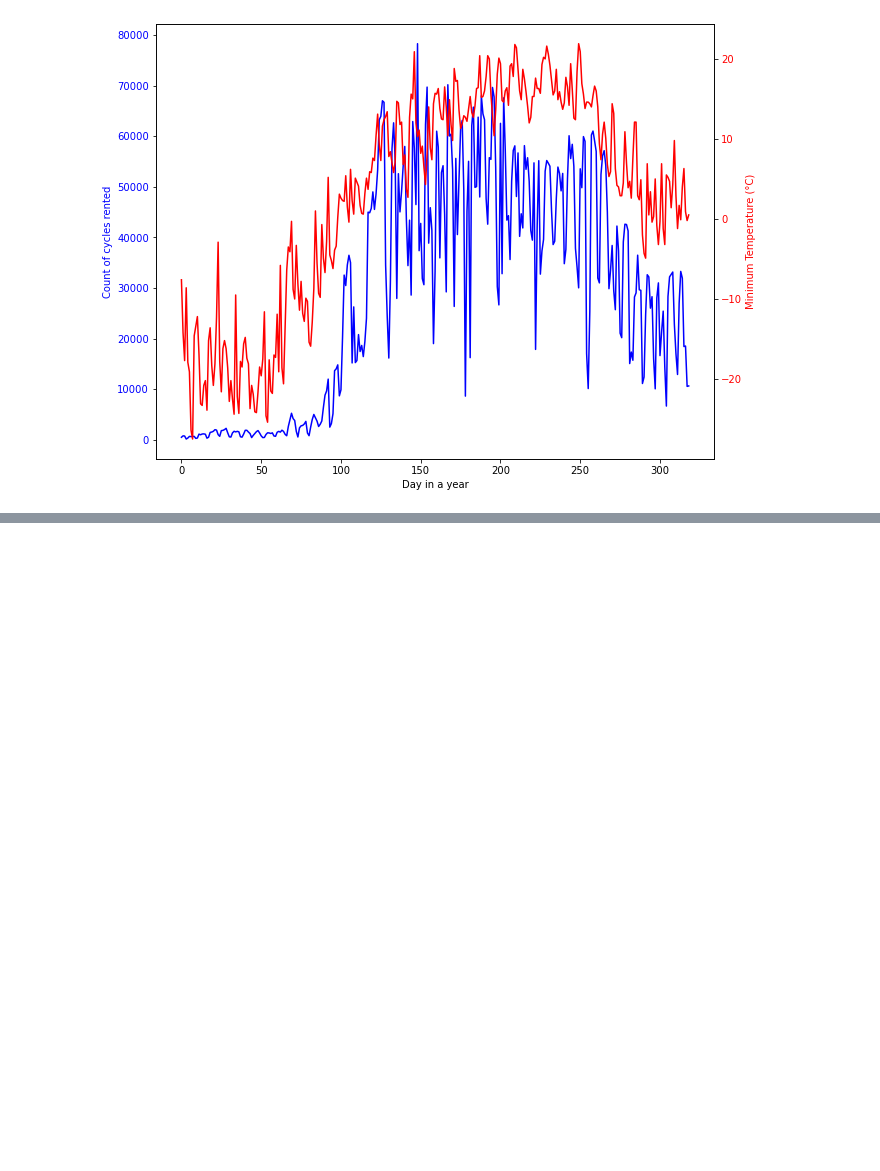
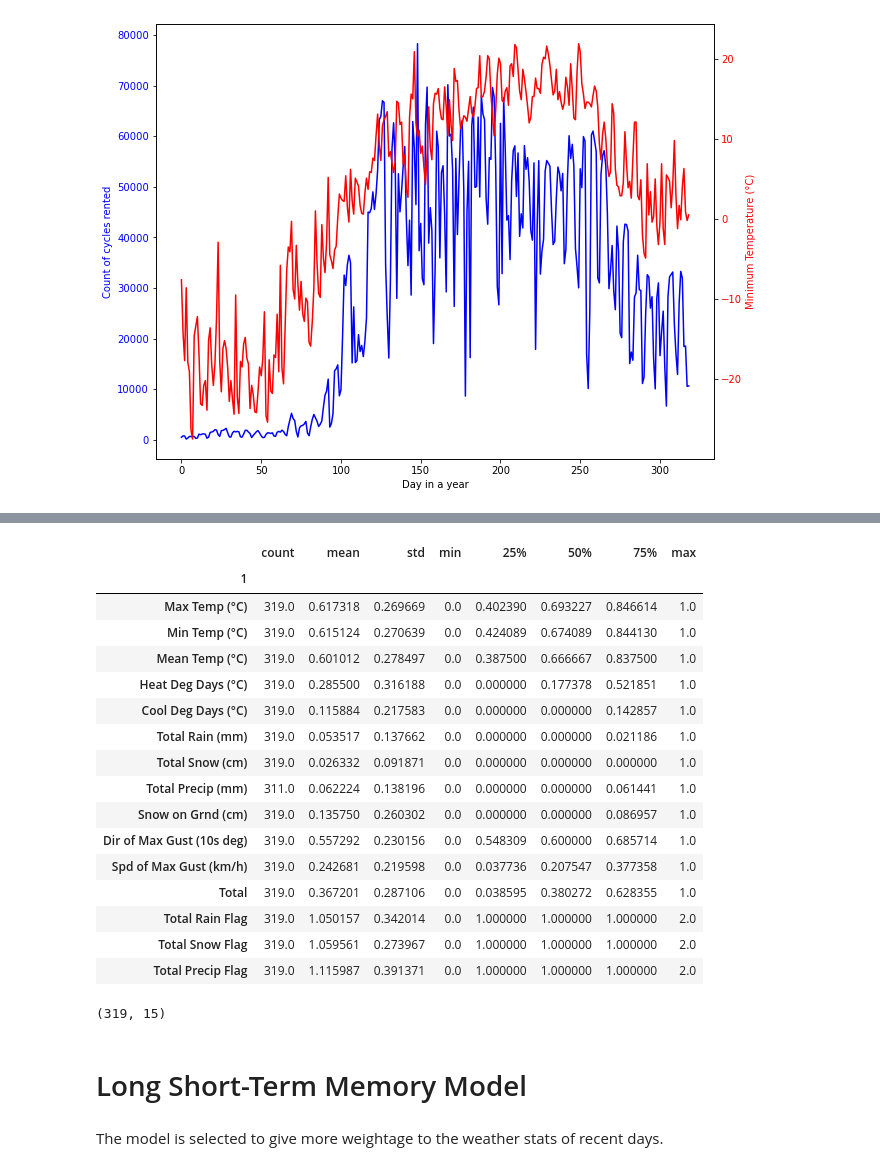
Before and after one commit to ChetanVM1/Effect_of_Weather_on_Renting_of_Cycles_Deep_Learning_LSTM, a Jupyter notebook: Effect of Weather on Count of Rented Cycles.ipynb, the cells around one changed output, grey strips where cells are left out. Drawn from its saved outputs; the diff is of its cells as text; code cells hidden in the pictures; blank space fills up the shorter version.

```diff
--- a/Effect of Weather on Count of Rented Cycles.ipynb
+++ b/Effect of Weather on Count of Rented Cycles.ipynb
@@ -673,0 +498,30 @@ Test RMSE: 0.027
+# %%
+dfn= pd.concat([df_num,df_cat],  axis=1)
+dfn.describe().T
+# %% [output]
+|  | count | mean | std | min | 25% | 50% | 75% | max |
+| 1 |  |  |  |  |  |  |  |  |
+| Max Temp (°C) | 319.0 | 0.617318 | 0.269669 | 0.0 | 0.402390 | 0.693227 | 0.846614 | 1.0 |
+| Min Temp (°C) | 319.0 | 0.615124 | 0.270639 | 0.0 | 0.424089 | 0.674089 | 0.844130 | 1.0 |
+| Mean Temp (°C) | 319.0 | 0.601012 | 0.278497 | 0.0 | 0.387500 | 0.666667 | 0.837500 | 1.0 |
+| Heat Deg Days (°C) | 319.0 | 0.285500 | 0.316188 | 0.0 | 0.000000 | 0.177378 | 0.521851 | 1.0 |
+| Cool Deg Days (°C) | 319.0 | 0.115884 | 0.217583 | 0.0 | 0.000000 | 0.000000 | 0.142857 | 1.0 |
+| Total Rain (mm) | 319.0 | 0.053517 | 0.137662 | 0.0 | 0.000000 | 0.000000 | 0.021186 | 1.0 |
+| Total Snow (cm) | 319.0 | 0.026332 | 0.091871 | 0.0 | 0.000000 | 0.000000 | 0.000000 | 1.0 |
+| Total Precip (mm) | 311.0 | 0.062224 | 0.138196 | 0.0 | 0.000000 | 0.000000 | 0.061441 | 1.0 |
+| Snow on Grnd (cm) | 319.0 | 0.135750 | 0.260302 | 0.0 | 0.000000 | 0.000000 | 0.086957 | 1.0 |
+| Dir of Max Gust (10s deg) | 319.0 | 0.557292 | 0.230156 | 0.0 | 0.548309 | 0.600000 | 0.685714 | 1.0 |
+| Spd of Max Gust (km/h) | 319.0 | 0.242681 | 0.219598 | 0.0 | 0.037736 | 0.207547 | 0.377358 | 1.0 |
+| Total | 319.0 | 0.367201 | 0.287106 | 0.0 | 0.038595 | 0.380272 | 0.628355 | 1.0 |
+| Total Rain Flag | 319.0 | 1.050157 | 0.342014 | 0.0 | 1.000000 | 1.000000 | 1.000000 | 2.0 |
+| Total Snow Flag | 319.0 | 1.059561 | 0.273967 | 0.0 | 1.000000 | 1.000000 | 1.000000 | 2.0 |
+| Total Precip Flag | 319.0 | 1.115987 | 0.391371 | 0.0 | 1.000000 | 1.000000 | 1.000000 | 2.0 |
+# %%
+
+dfn.shape
+# %% [output]
+(319, 15)
+# %% [markdown]
+# Long Short-Term Memory Model
+# %% [markdown]
+The model is selected to give more weightage to the weather stats of recent days.
```
Also changed, not shown: parts of 72 cells of this notebook.
